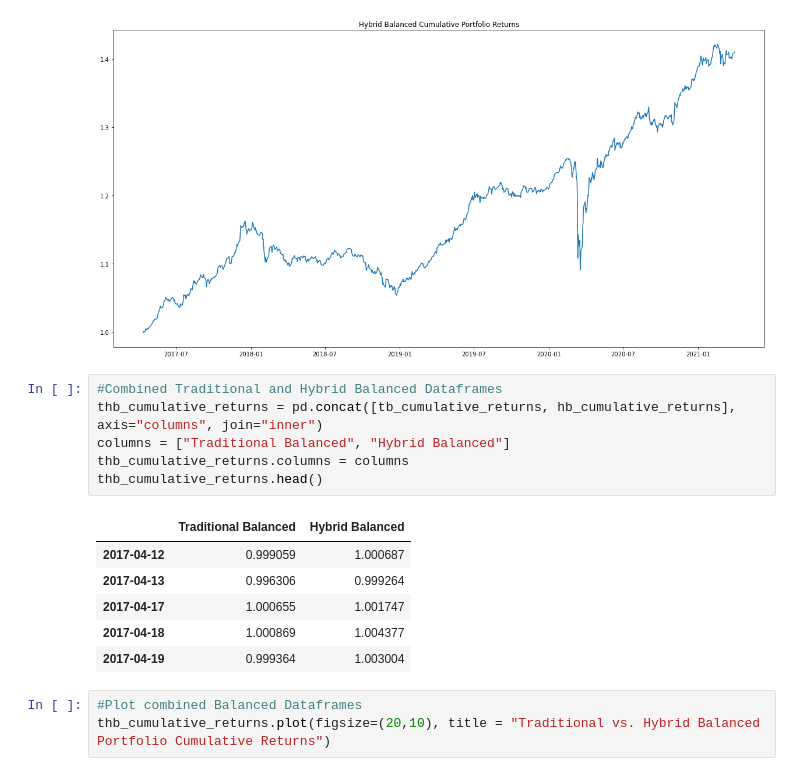
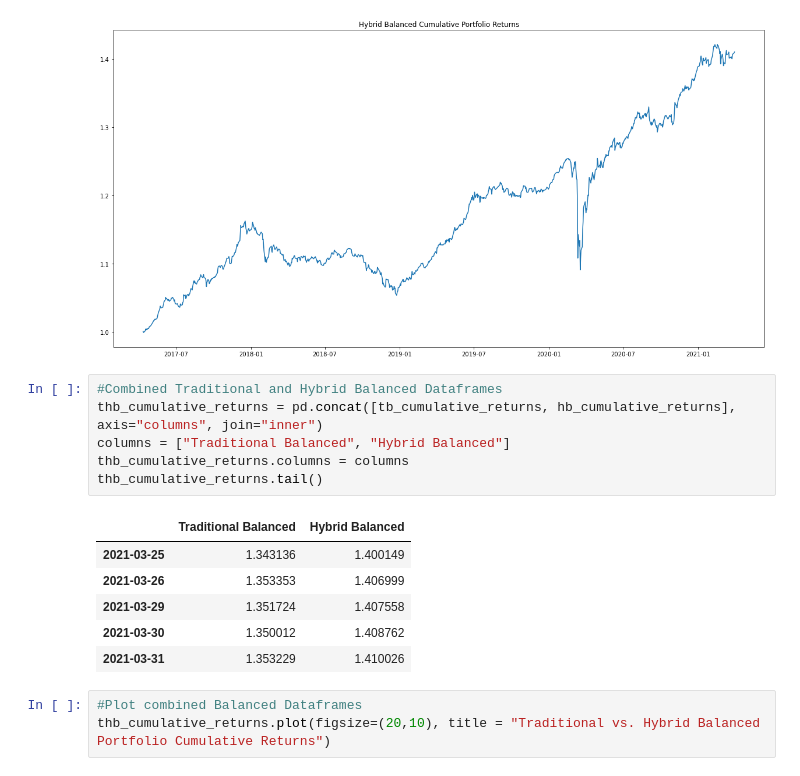
Before and after one commit to hammer888-tech/Project_1, a Jupyter notebook: Project_1B.ipynb, the cells around one changed output. Drawn from its saved outputs; the diff is of its cells as text.

```diff
--- a/Project_1B.ipynb
+++ b/Project_1B.ipynb
@@ -311,16 +312,16 @@ hb_cumulative_returns.plot(figsize=(20,10), title = "Hybrid Balanced Cumulative
 # %%
 #Combined Traditional and Hybrid Balanced Dataframes
 thb_cumulative_returns = pd.concat([tb_cumulative_returns, hb_cumulative_returns], axis="columns", join="inner")
 columns = ["Traditional Balanced", "Hybrid Balanced"]
 thb_cumulative_returns.columns = columns
-thb_cumulative_returns.head()
+thb_cumulative_returns.tail()
 # %% [output]
 |  | Traditional Balanced | Hybrid Balanced |
-| 2017-04-12 | 0.999059 | 1.000687 |
-| 2017-04-13 | 0.996306 | 0.999264 |
-| 2017-04-17 | 1.000655 | 1.001747 |
-| 2017-04-18 | 1.000869 | 1.004377 |
-| 2017-04-19 | 0.999364 | 1.003004 |
+| 2021-03-25 | 1.343136 | 1.400149 |
+| 2021-03-26 | 1.353353 | 1.406999 |
+| 2021-03-29 | 1.351724 | 1.407558 |
+| 2021-03-30 | 1.350012 | 1.408762 |
+| 2021-03-31 | 1.353229 | 1.410026 |
 # %%
 #Plot combined Balanced Dataframes
 thb_cumulative_returns.plot(figsize=(20,10), title = "Traditional vs. Hybrid Balanced Portfolio Cumulative Returns")
```
Also changed, not shown: parts of 10 cells of this notebook.
